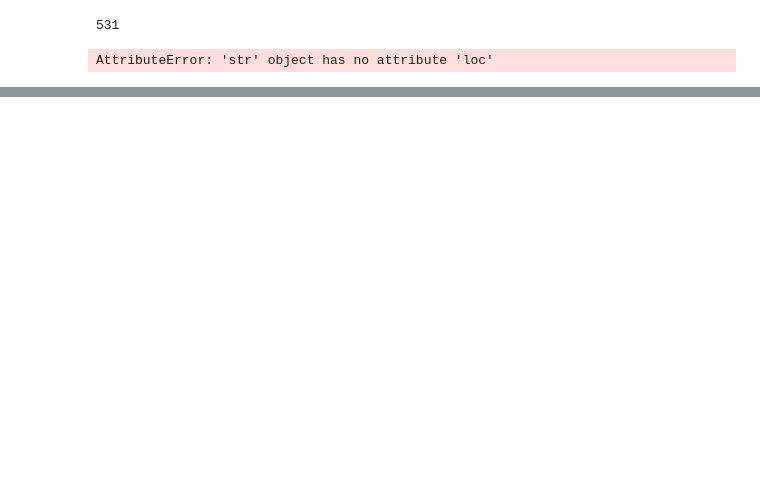
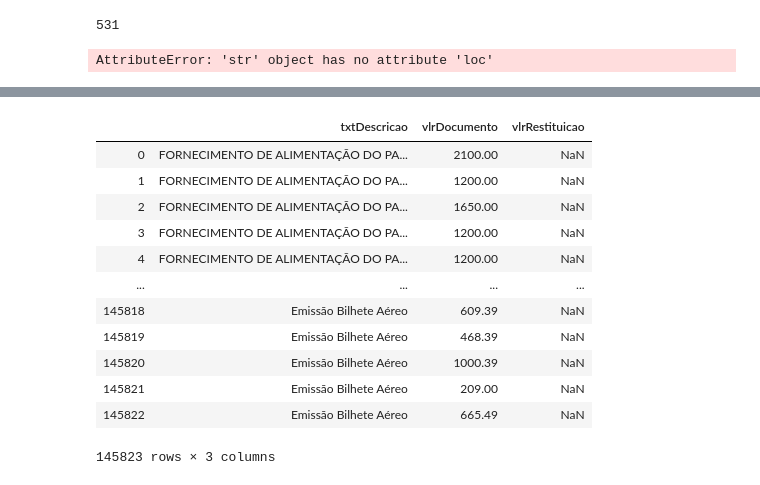
Before and after one commit to Marco87/Projects, a Jupyter notebook: Python/Semana Data Science/GastosDeputados.ipynb, the cells around one changed output, grey strips where cells are left out. Cells and saved outputs as stored; diff of their text form; code cells hidden in the pictures; blank space fills up the shorter version.

```diff
--- a/Python/Semana Data Science/GastosDeputados.ipynb
+++ b/Python/Semana Data Science/GastosDeputados.ipynb
@@ -453,0 +471,16 @@ AttributeError: 'str' object has no attribute 'loc'
+# %%
+data_2019[['txtDescricao', 'vlrDocumento', 'vlrRestituicao']]
+# %% [output]
+|  | txtDescricao | vlrDocumento | vlrRestituicao |
+| 0 | FORNECIMENTO DE ALIMENTAÇÃO DO PA... | 2100.00 | NaN |
+| 1 | FORNECIMENTO DE ALIMENTAÇÃO DO PA... | 1200.00 | NaN |
+| 2 | FORNECIMENTO DE ALIMENTAÇÃO DO PA... | 1650.00 | NaN |
+| 3 | FORNECIMENTO DE ALIMENTAÇÃO DO PA... | 1200.00 | NaN |
+| 4 | FORNECIMENTO DE ALIMENTAÇÃO DO PA... | 1200.00 | NaN |
+| ... | ... | ... | ... |
+| 145818 | Emissão Bilhete Aéreo | 609.39 | NaN |
+| 145819 | Emissão Bilhete Aéreo | 468.39 | NaN |
+| 145820 | Emissão Bilhete Aéreo | 1000.39 | NaN |
+| 145821 | Emissão Bilhete Aéreo | 209.00 | NaN |
+| 145822 | Emissão Bilhete Aéreo | 665.49 | NaN |
+145823 rows × 3 columns
```
Also changed, not shown: parts of 9 cells of this notebook.
